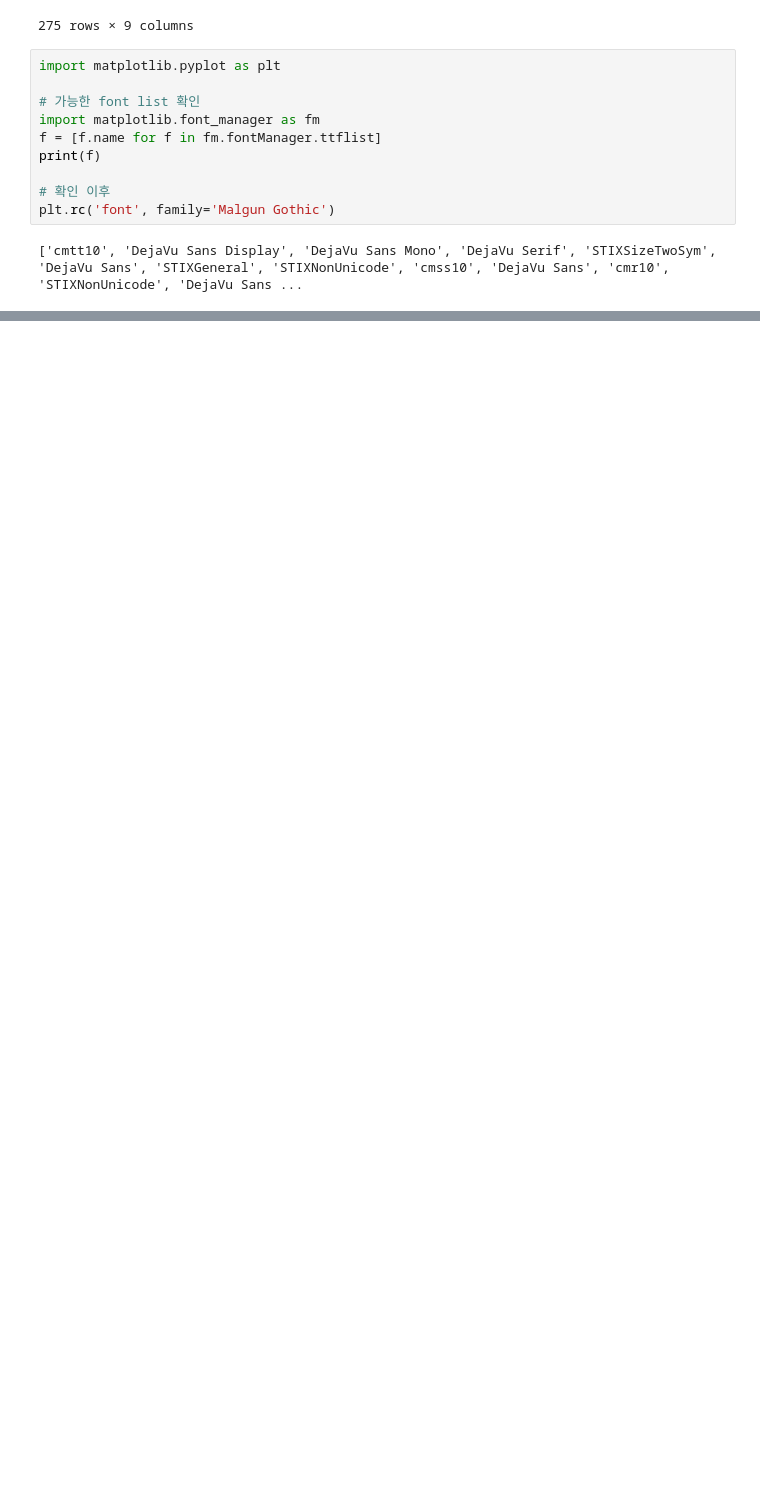
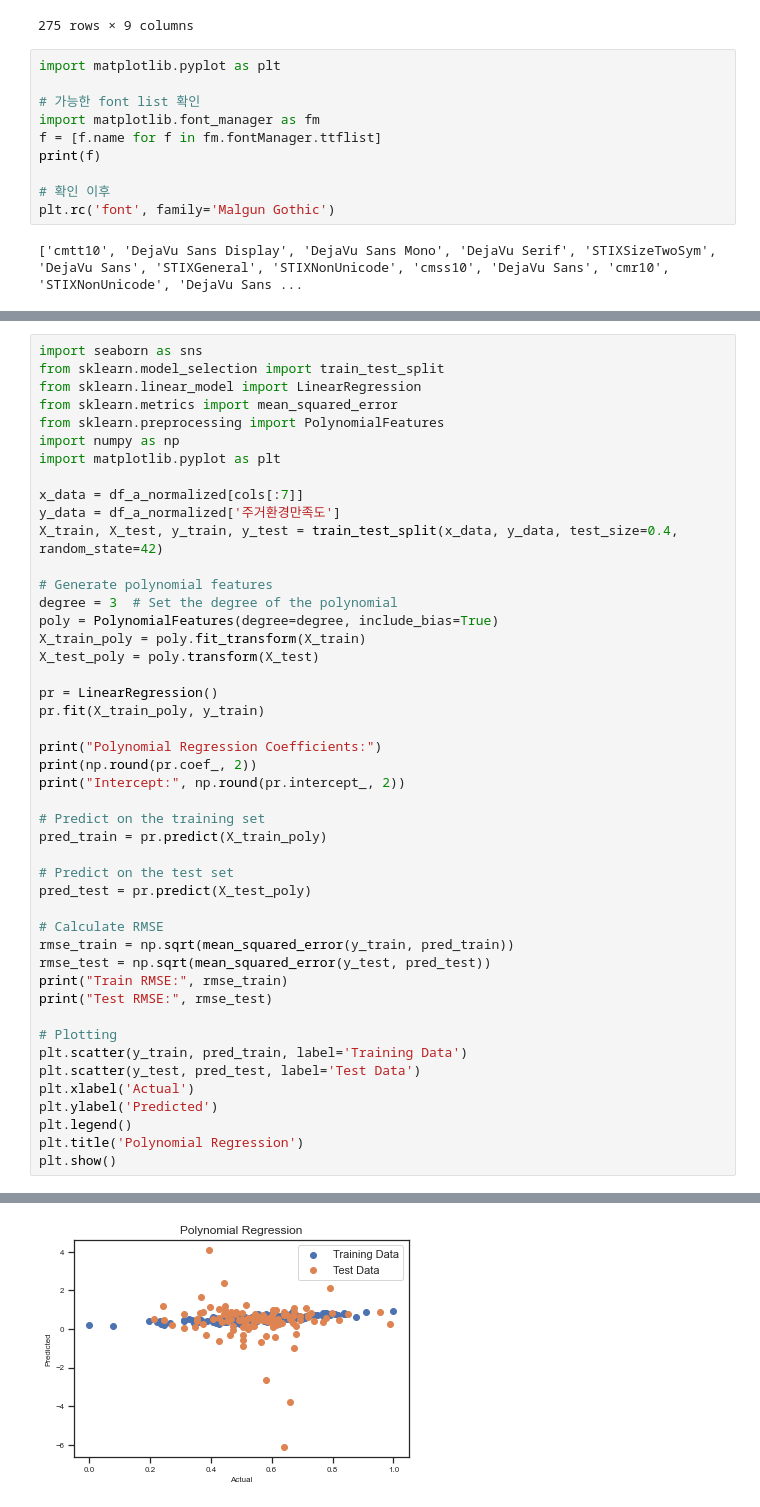
Before and after one commit to Choiterry/AI-Study, a Jupyter notebook: life_data_pearson_linear.ipynb, the cells around one changed output, grey strips where cells are left out. Saved outputs shown, nothing was run; the diff lists cells and outputs as text; blank space fills up the shorter version.

```diff
--- a/life_data_pearson_linear.ipynb
+++ b/life_data_pearson_linear.ipynb
@@ -185,0 +169,47 @@ for i, col in enumerate(cols[:7]):
+# %%
+import seaborn as sns
+from sklearn.model_selection import train_test_split
+from sklearn.linear_model import LinearRegression
+from sklearn.metrics import mean_squared_error
+from sklearn.preprocessing import PolynomialFeatures
+import numpy as np
+import matplotlib.pyplot as plt
+
+x_data = df_a_normalized[cols[:7]]
+y_data = df_a_normalized['주거환경만족도']
+X_train, X_test, y_train, y_test = train_test_split(x_data, y_data, test_size=0.4, random_state=42)
+
+# Generate polynomial features
+degree = 3  # Set the degree of the polynomial
+poly = PolynomialFeatures(degree=degree, include_bias=True)
+X_train_poly = poly.fit_transform(X_train)
+X_test_poly = poly.transform(X_test)
+
+pr = LinearRegression()
+pr.fit(X_train_poly, y_train)
+
+print("Polynomial Regression Coefficients:")
+print(np.round(pr.coef_, 2))
+print("Intercept:", np.round(pr.intercept_, 2))
+
+# Predict on the training set
+pred_train = pr.predict(X_train_poly)
+
+# Predict on the test set
+pred_test = pr.predict(X_test_poly)
+
+# Calculate RMSE
+rmse_train = np.sqrt(mean_squared_error(y_train, pred_train))
+rmse_test = np.sqrt(mean_squared_error(y_test, pred_test))
+print("Train RMSE:", rmse_train)
+print("Test RMSE:", rmse_test)
+
+# Plotting
+plt.scatter(y_train, pred_train, label='Training Data')
+plt.scatter(y_test, pred_test, label='Test Data')
+plt.xlabel('Actual')
+plt.ylabel('Predicted')
+plt.legend()
+plt.title('Polynomial Regression')
+plt.show()
+# %% [output]
@@ -185,0 +233 @@ for i, col in enumerate(cols[:7]):
+[figure, added]
```
Also changed, not shown: parts of 6 cells of this notebook, 2 other files.
